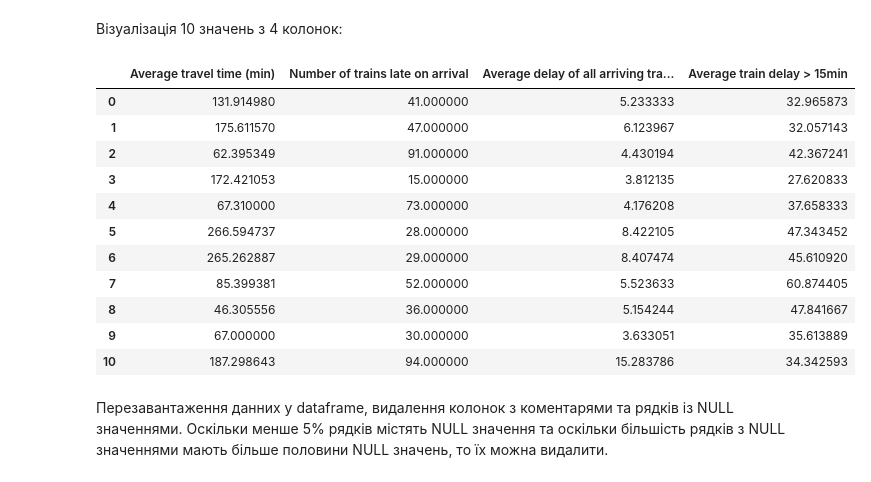
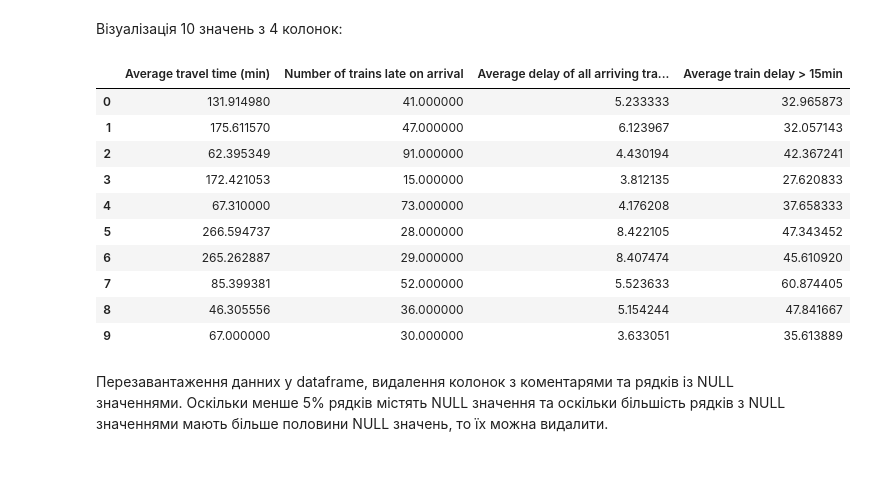
Before and after one commit to MINIAProgramStudio/Special_programming_sections, a Jupyter notebook: computer_science_work/main.ipynb, the cells around one changed output. Saved outputs shown, nothing was run; the diff lists cells and outputs as text; code cells hidden in the pictures.

```diff
--- a/computer_science_work/main.ipynb
+++ b/computer_science_work/main.ipynb
@@ -20,39 +20,38 @@ False
 # %% [markdown]
 Візуалізація 10 значень з 4 колонок:
 # %%
-visualisation = trains_dataframe[0:11].style.hide(['Year', 'Month', 'Departure station', 'Arrival station',
+visualisation = trains_dataframe[0:10].style.hide(['Year', 'Month', 'Departure station', 'Arrival station',
                                              'Number of expected circulations',
                                              'Number of cancelled trains', 'Number of late trains at departure',
                                              'Average delay of late departing trains (min)',
                                              'Average delay of all departing trains (min)',
                                              'Average delay of late arriving trains (min)',
                                              '% trains late due to external causes (weather, obstacles, suspicious packages, malevolence, social movements, etc.)',
                                              '% trains late due to railway infrastructure (maintenance, works)',
                                              '% trains late due to traffic management (rail line traffic, network interactions)',
                                              '% trains late due to rolling stock',
                                              '% trains late due to station management and reuse of material',
                                              '% trains late due to passenger traffic (affluence, PSH management, connections)',
                                              'Number of late trains > 15min',
                                              'Number of late trains > 30min', 'Number of late trains > 60min', 'Period',
                                              'Delay due to external causes', 'Delay due to railway infrastructure',
                                              'Delay due to traffic management', 'Delay due to rolling stock',
                                              'Delay due to station management and reuse of material',
                                              'Delay due to travellers taken into account','Period'], axis="columns")
 
 visualisation.highlight_max(color='green').highlight_min(color='red')
 # %% [output]
 |  | Average travel time (min) | Number of trains late on arrival | Average delay of all arriving tra... | Average train delay > 15min |
 | 0 | 131.914980 | 41.000000 | 5.233333 | 32.965873 |
 | 1 | 175.611570 | 47.000000 | 6.123967 | 32.057143 |
 | 2 | 62.395349 | 91.000000 | 4.430194 | 42.367241 |
 | 3 | 172.421053 | 15.000000 | 3.812135 | 27.620833 |
 | 4 | 67.310000 | 73.000000 | 4.176208 | 37.658333 |
 | 5 | 266.594737 | 28.000000 | 8.422105 | 47.343452 |
 | 6 | 265.262887 | 29.000000 | 8.407474 | 45.610920 |
 | 7 | 85.399381 | 52.000000 | 5.523633 | 60.874405 |
 | 8 | 46.305556 | 36.000000 | 5.154244 | 47.841667 |
 | 9 | 67.000000 | 30.000000 | 3.633051 | 35.613889 |
-| 10 | 187.298643 | 94.000000 | 15.283786 | 34.342593 |
 # %% [markdown]
 Перезавантаження данних у dataframe, видалення колонок з коментарями та рядків із NULL значеннями. Оскільки менше 5% рядків містять NULL значення та оскільки більшість рядків з NULL значеннями мають більше половини NULL значень, то їх можна видалити.
 # %%
```
Also changed, not shown: parts of 21 cells of this notebook.
